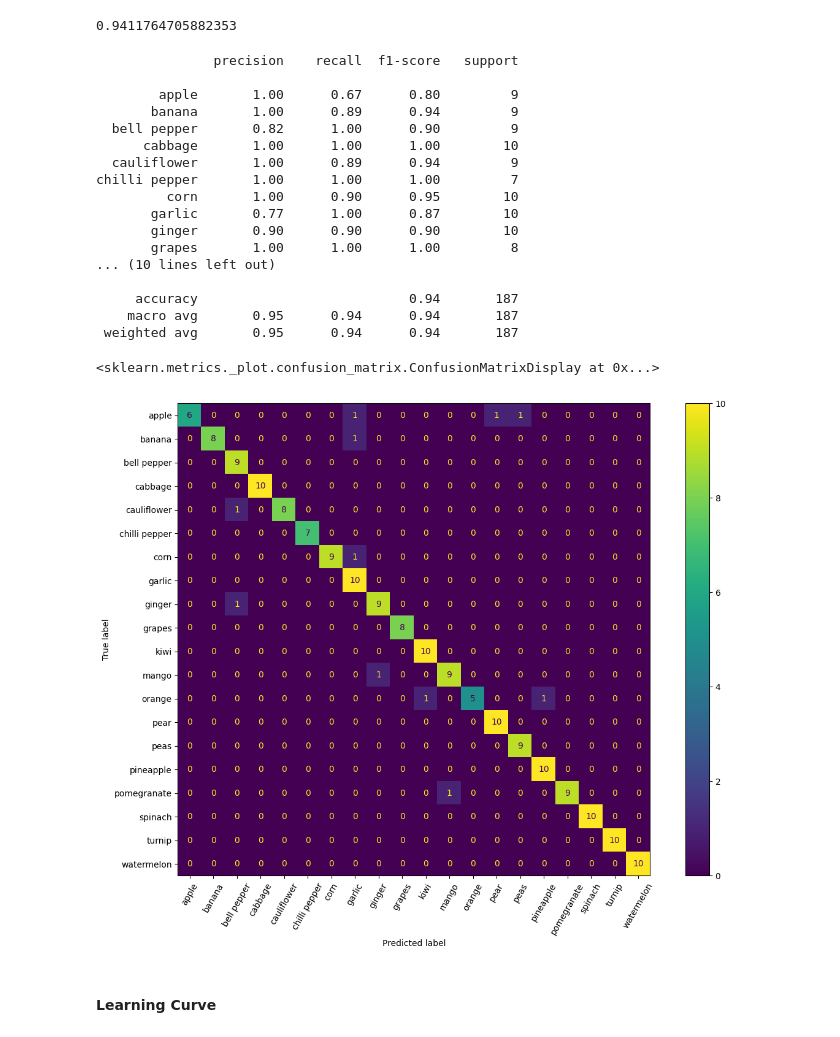
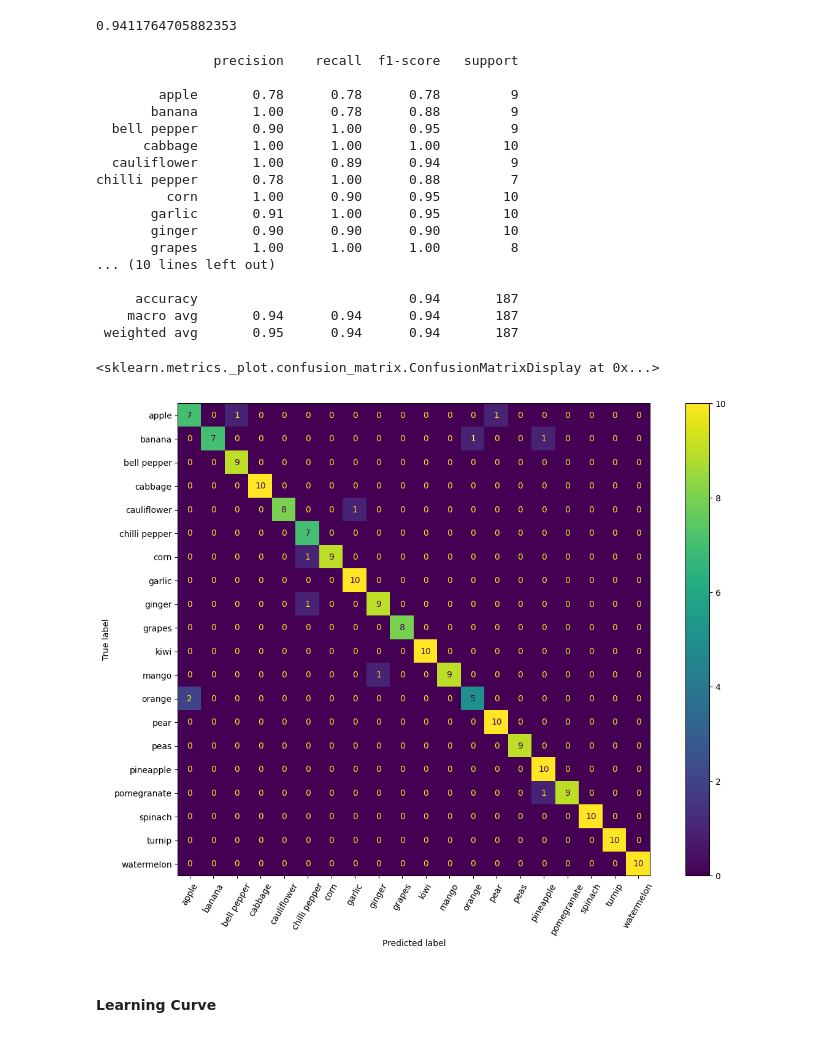
Before and after one commit to vrvenkatesh/w281-summer-2023-project-computer-vision, a Jupyter notebook: logistic_regression_Sobel_Y_features.ipynb, the cells around one changed output. Cells and saved outputs as stored; diff of their text form; code cells hidden in the pictures.

```diff
--- a/logistic_regression_Sobel_Y_features.ipynb
+++ b/logistic_regression_Sobel_Y_features.ipynb
@@ -139,13 +139,13 @@ train_hue_features.csv        train_sobel_x_features.csv
 train_laplacian_features.csv  train_sobel_y_features.csv
 train_luminance_features.csv
 # %%
-train_sobelx = pd.read_csv(modeling_datasets+'train/train_sobel_x_features.csv')
-validation_sobelx = pd.read_csv(modeling_datasets+'validation/validation_sobel_x_features.csv')
-test_sobelx = pd.read_csv(modeling_datasets+'test/test_sobel_x_features.csv')
+train_sobely = pd.read_csv(modeling_datasets+'train/train_sobel_y_features.csv')
+validation_sobely = pd.read_csv(modeling_datasets+'validation/validation_sobel_y_features.csv')
+test_sobely = pd.read_csv(modeling_datasets+'test/test_sobel_y_features.csv')
 
-train_sobelx = train_sobelx.drop('Unnamed: 0', axis=1)
-validation_sobelx = validation_sobelx.drop('Unnamed: 0', axis=1)
-test_sobelx = test_sobelx.drop('Unnamed: 0', axis=1)
+train_sobely = train_sobely.drop('Unnamed: 0', axis=1)
+validation_sobely = validation_sobely.drop('Unnamed: 0', axis=1)
+test_sobely = test_sobely.drop('Unnamed: 0', axis=1)
 
 # full_train = pd.concat([train_hue, validation_hue], axis=0)
 # full_train = full_train.reset_index().drop(['Unnamed: 0', 'index'], axis=1)
@@ -304,9 +304,10 @@ Best: {'C': 0.0019097310603963806, 'fit_intercept': 0}
 # %%
 
-params = {'C': 0.0019097310603963806}
+params = {'C': 0.0019097310603963806,
+          'fit_intercept': False}
 
 hog_model = LogisticRegression(**params, n_jobs=-1)
-hog_model.fit(train_sobelx.iloc[:,0:-1], train_sobelx['label'])
+hog_model.fit(train_sobely.iloc[:,0:-1], train_sobely['label'])
 
-y_pred = hog_model.predict(test_sobelx.iloc[:,0:-1])
+y_pred = hog_model.predict(test_sobely.iloc[:,0:-1])
 # %%
@@ -314,30 +315,30 @@ accuracy_score(test_sobelx['label'], y_pred)
 # %% [output]
 0.9411764705882353
 # %%
-print(classification_report(test_sobelx['label'], y_pred))
+print(classification_report(test_sobely['label'], y_pred))
 # %% [output]
                precision    recall  f1-score   support
 
-        apple       1.00      0.67      0.80         9
-       banana       1.00      0.89      0.94         9
-  bell pepper       0.82      1.00      0.90         9
+        apple       0.78      0.78      0.78         9
+       banana       1.00      0.78      0.88         9
+  bell pepper       0.90      1.00      0.95         9
       cabbage       1.00      1.00      1.00        10
   cauliflower       1.00      0.89      0.94         9
-chilli pepper       1.00      1.00      1.00         7
+chilli pepper       0.78      1.00      0.88         7
          corn       1.00      0.90      0.95        10
-       garlic       0.77      1.00      0.87        10
+       garlic       0.91      1.00      0.95        10
        ginger       0.90      0.90      0.90        10
        grapes       1.00      1.00      1.00         8
 ... (10 lines left out)
 
      accuracy                           0.94       187
-    macro avg       0.95      0.94      0.94       187
+    macro avg       0.94      0.94      0.94       187
  weighted avg       0.95      0.94      0.94       187
 # %%
 fig, ax = plt.subplots(figsize=(15,10))
-ConfusionMatrixDisplay.from_predictions(test_sobelx['label'], y_pred, xticks_rotation=60, ax=ax)
+ConfusionMatrixDisplay.from_predictions(test_sobely['label'], y_pred, xticks_rotation=60, ax=ax)
 # %% [output]
 <sklearn.metrics._plot.confusion_matrix.ConfusionMatrixDisplay at 0x...>
-[figure, old version]
+[figure, new version]
 # %% [markdown]
 #### Learning Curve
```
Also changed, not shown: parts of 4 cells of this notebook.
